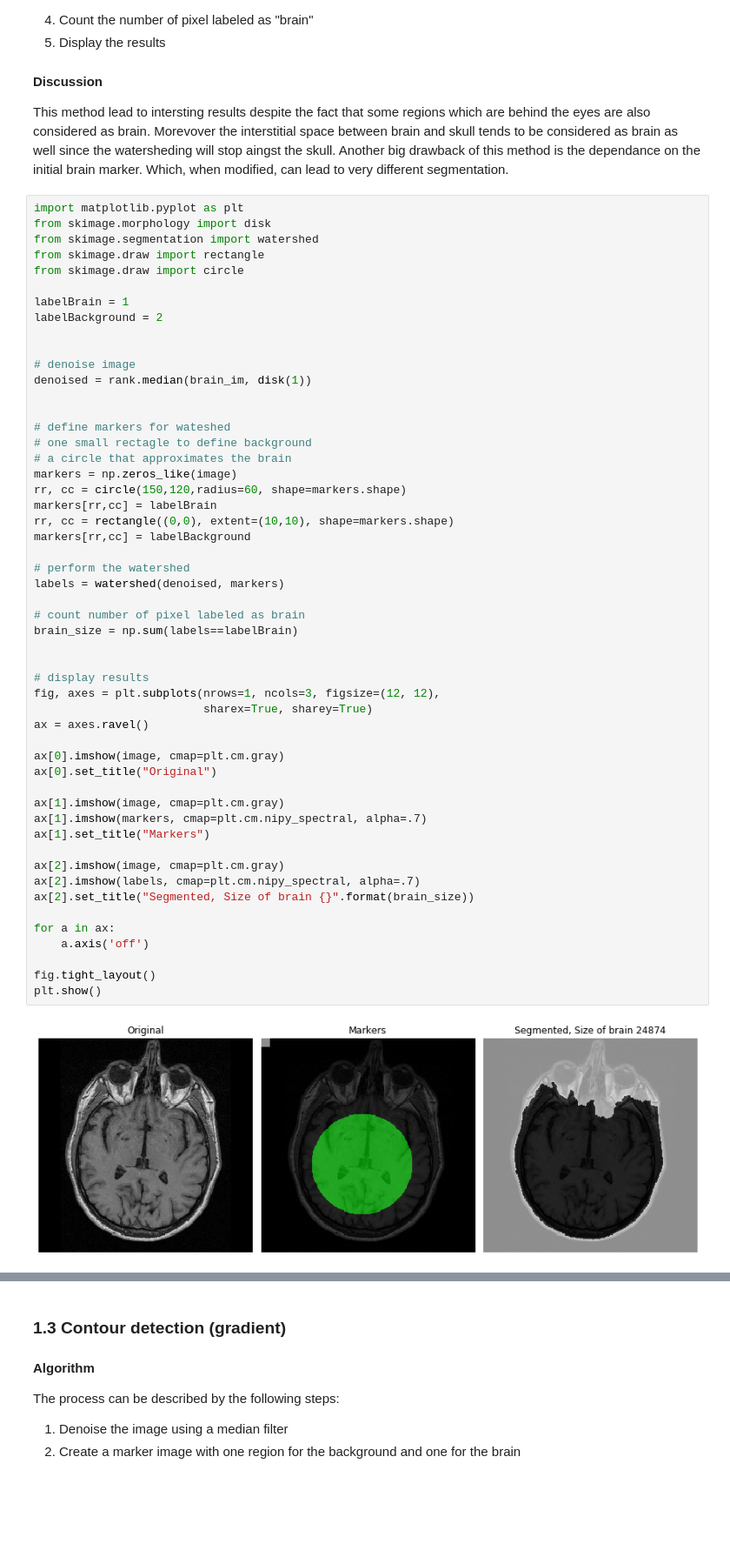
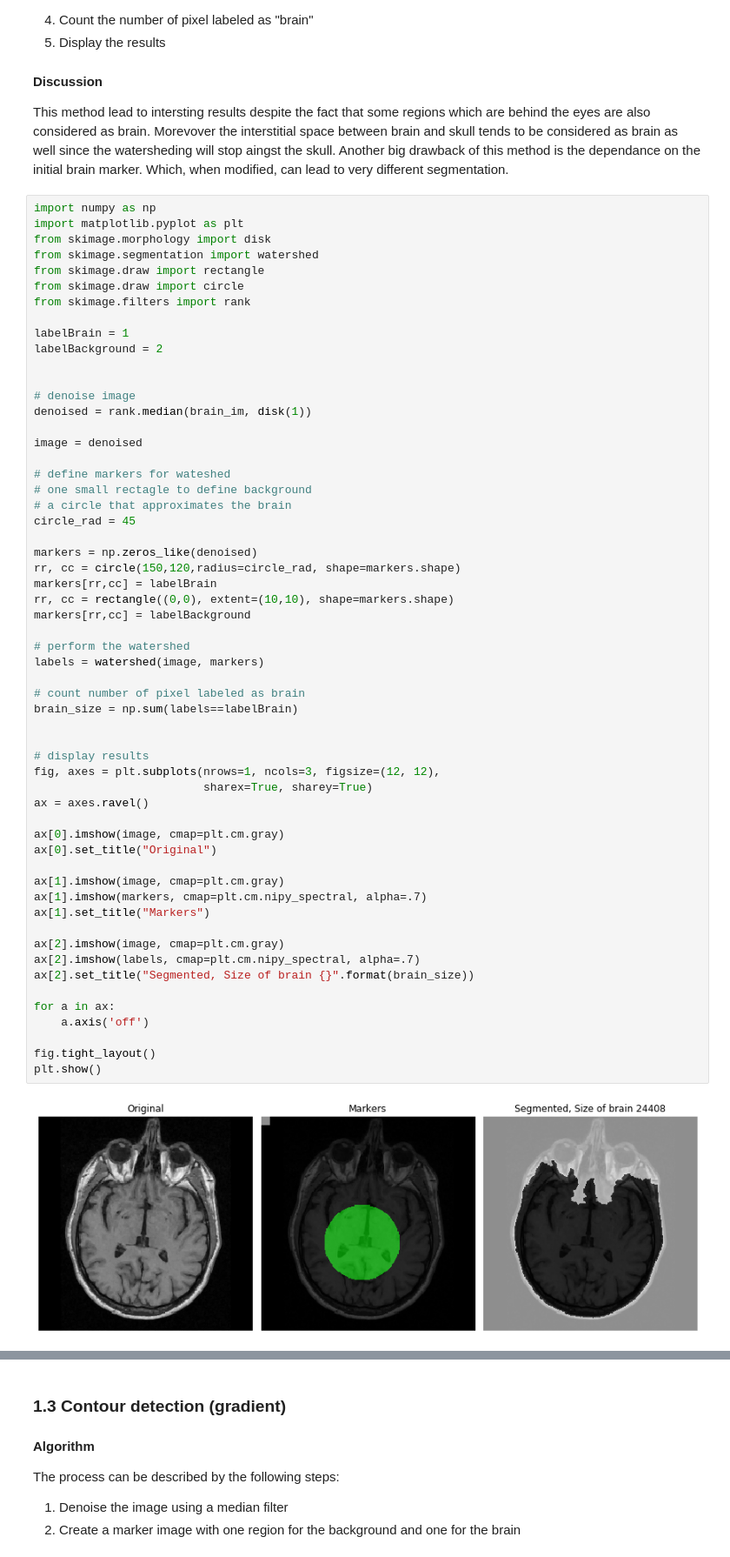
Before and after one commit to meierkilian/iapr2020_gkj, a Jupyter notebook: labs/lab_01_segmentation.ipynb, the cells around one changed output, grey strips where cells are left out. Shown at 87% size. Cells and saved outputs as stored; diff of their text form; blank space fills up the shorter version.

```diff
--- a/labs/lab_01_segmentation.ipynb
+++ b/labs/lab_01_segmentation.ipynb
@@ -59,11 +59,13 @@ The process can be described by the following steps:
 This method lead to intersting results despite the fact that some regions which are behind the eyes are also considered as brain. Morevover the interstitial space between brain and skull tends to be considered as brain as well since the watersheding will stop aingst the skull.
 Another big drawback of this method is the dependance on the initial brain marker. Which, when modified, can lead to very different segmentation.
 # %%
+import numpy as np
 import matplotlib.pyplot as plt
 from skimage.morphology import disk
 from skimage.segmentation import watershed
 from skimage.draw import rectangle
 from skimage.draw import circle
+from skimage.filters import rank
 
 labelBrain = 1
 labelBackground = 2
@@ -72,43 +74,46 @@ labelBackground = 2
 # denoise image
 denoised = rank.median(brain_im, disk(1))
 
+image = denoised
 
 # define markers for wateshed
 # one small rectagle to define background
 # a circle that approximates the brain
-markers = np.zeros_like(image)
-rr, cc = circle(150,120,radius=60, shape=markers.shape)
+circle_rad = 45
+
+markers = np.zeros_like(denoised)
+rr, cc = circle(150,120,radius=circle_rad, shape=markers.shape)
 markers[rr,cc] = labelBrain
 rr, cc = rectangle((0,0), extent=(10,10), shape=markers.shape)
 markers[rr,cc] = labelBackground
 
 # perform the watershed
-labels = watershed(denoised, markers)
+labels = watershed(image, markers)
 
 # count number of pixel labeled as brain
 brain_size = np.sum(labels==labelBrain)
 
 
 # display results
 fig, axes = plt.subplots(nrows=1, ncols=3, figsize=(12, 12),
                          sharex=True, sharey=True)
 ax = axes.ravel()
 
 ax[0].imshow(image, cmap=plt.cm.gray)
 ax[0].set_title("Original")
 
 ax[1].imshow(image, cmap=plt.cm.gray)
 ax[1].imshow(markers, cmap=plt.cm.nipy_spectral, alpha=.7)
 ax[1].set_title("Markers")
 
 ax[2].imshow(image, cmap=plt.cm.gray)
 ax[2].imshow(labels, cmap=plt.cm.nipy_spectral, alpha=.7)
 ax[2].set_title("Segmented, Size of brain {}".format(brain_size))
 
 for a in ax:
     a.axis('off')
 
 fig.tight_layout()
 plt.show()
 # %% [output]
-[figure, old version]
+[figure, new version]
```
Also changed, not shown: parts of 6 cells of this notebook.
